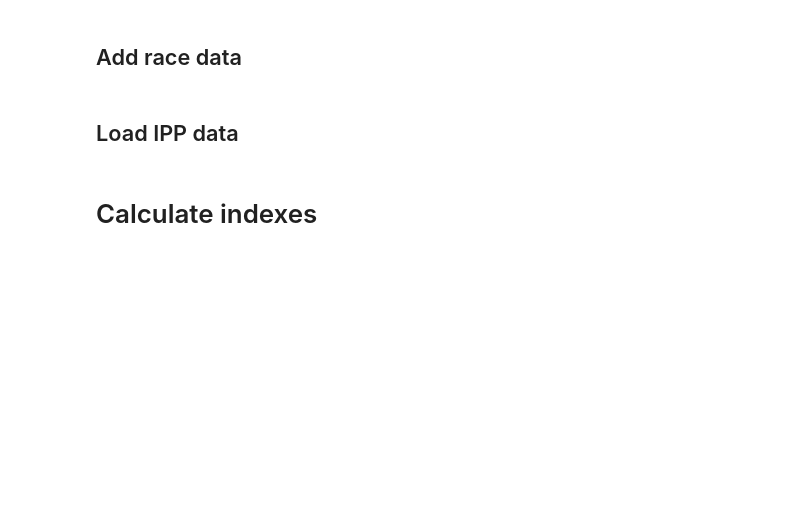
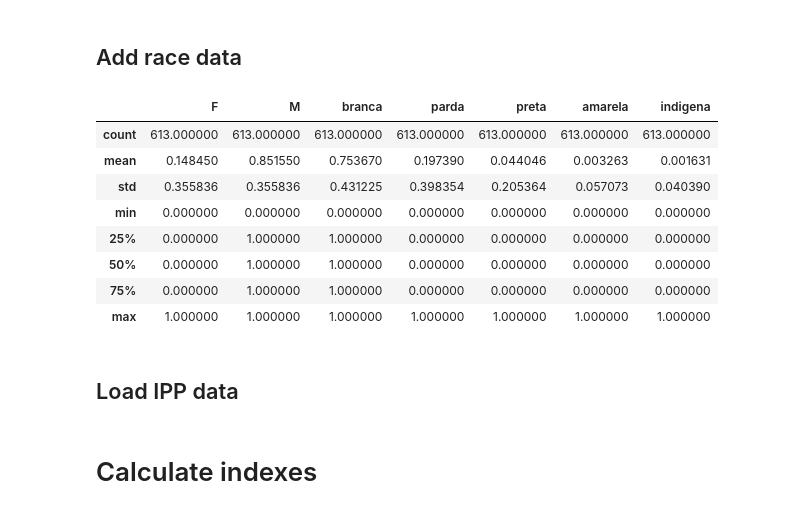
Before and after one commit to AcacioTelechi/redem-index, a Jupyter notebook: indices_calculation.ipynb, the cells around one changed output. Drawn from its saved outputs; the diff is of its cells as text; code cells hidden in the pictures; blank space fills up the shorter version.

```diff
--- a/indices_calculation.ipynb
+++ b/indices_calculation.ipynb
@@ -45,6 +84,18 @@ population_proportions = {
     "indigena": 0.05,
 }
 df_for_equality = df_parls[population_proportions.keys()].astype(int).copy()
+# %%
+df_for_equality.loc[pd.IndexSlice[:, 56], :].describe()
+# %% [output]
+|  | F | M | branca | parda | preta | amarela | indigena |
+| count | 613.000000 | 613.000000 | 613.000000 | 613.000000 | 613.000000 | 613.000000 | 613.000000 |
+| mean | 0.148450 | 0.851550 | 0.753670 | 0.197390 | 0.044046 | 0.003263 | 0.001631 |
+| std | 0.355836 | 0.355836 | 0.431225 | 0.398354 | 0.205364 | 0.057073 | 0.040390 |
+| min | 0.000000 | 0.000000 | 0.000000 | 0.000000 | 0.000000 | 0.000000 | 0.000000 |
+| 25% | 0.000000 | 1.000000 | 1.000000 | 0.000000 | 0.000000 | 0.000000 | 0.000000 |
+| 50% | 0.000000 | 1.000000 | 1.000000 | 0.000000 | 0.000000 | 0.000000 | 0.000000 |
+| 75% | 0.000000 | 1.000000 | 1.000000 | 0.000000 | 0.000000 | 0.000000 | 0.000000 |
+| max | 1.000000 | 1.000000 | 1.000000 | 1.000000 | 1.000000 | 1.000000 | 1.000000 |
 # %% [markdown]
 ## Load IPP data
 # %%
```
Also changed, not shown: parts of 24 cells of this notebook, 2 other files.
